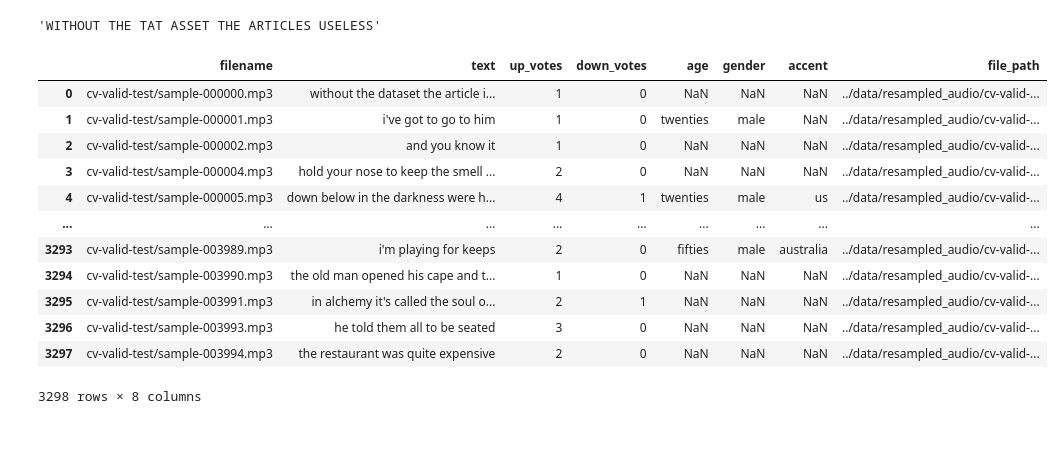
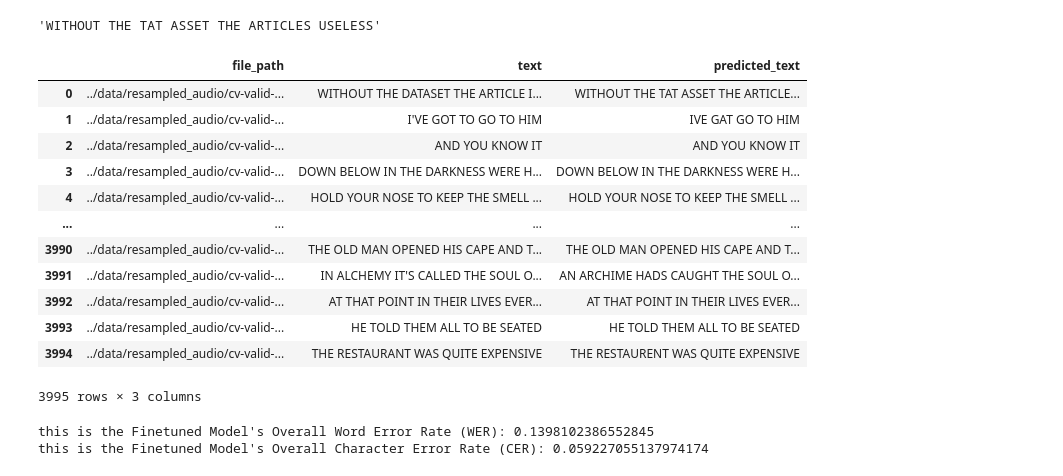
Before and after one commit to brandonneo00/technical_test, a Jupyter notebook: asr-train/cv-train-2a.ipynb, the cells around one changed output. Drawn from its saved outputs; the diff is of its cells as text; code cells hidden in the pictures; blank space fills up the shorter version.

```diff
--- a/asr-train/cv-train-2a.ipynb
+++ b/asr-train/cv-train-2a.ipynb
@@ -247,6 +247,6 @@ NotImplementedError: The operator 'aten::_ctc_loss' is not currently implemented
 # %%
 # Import
-test_df = pd.read_csv("../data/common_voice/cv-valid-test_filtered.csv")
+test_df = pd.read_csv("../data/common_voice/cv-valid-test.csv")
 
 # Create filepath col to audiofiles
 test_df['file_path'] = test_df['filename'].apply(lambda x: os.path.join("../data/resampled_audio/", x))
@@ -303,18 +302,32 @@ get_prediction(model, processor, "../data/resampled_audio/cv-valid-test/sample-0
 'WITHOUT THE TAT ASSET THE ARTICLES USELESS'
 # %%
 test_df_subset['predicted_text'] = test_df_subset['file_path'].apply(lambda x: get_prediction(model, processor, x))
-test_df
+test_df_subset
 # %% [output]
-|  | filename | text | up_votes | down_votes | age | gender | accent | file_path |
-| 0 | cv-valid-test/sample-000000.mp3 | without the dataset the article i... | 1 | 0 | NaN | NaN | NaN | ../data/resampled_audio/cv-valid-... |
-| 1 | cv-valid-test/sample-000001.mp3 | i've got to go to him | 1 | 0 | twenties | male | NaN | ../data/resampled_audio/cv-valid-... |
-| 2 | cv-valid-test/sample-000002.mp3 | and you know it | 1 | 0 | NaN | NaN | NaN | ../data/resampled_audio/cv-valid-... |
-| 3 | cv-valid-test/sample-000004.mp3 | hold your nose to keep the smell ... | 2 | 0 | NaN | NaN | NaN | ../data/resampled_audio/cv-valid-... |
-| 4 | cv-valid-test/sample-000005.mp3 | down below in the darkness were h... | 4 | 1 | twenties | male | us | ../data/resampled_audio/cv-valid-... |
-| ... | ... | ... | ... | ... | ... | ... | ... | ... |
-| 3293 | cv-valid-test/sample-003989.mp3 | i'm playing for keeps | 2 | 0 | fifties | male | australia | ../data/resampled_audio/cv-valid-... |
-| 3294 | cv-valid-test/sample-003990.mp3 | the old man opened his cape and t... | 1 | 0 | NaN | NaN | NaN | ../data/resampled_audio/cv-valid-... |
-| 3295 | cv-valid-test/sample-003991.mp3 | in alchemy it's called the soul o... | 2 | 1 | NaN | NaN | NaN | ../data/resampled_audio/cv-valid-... |
-| 3296 | cv-valid-test/sample-003993.mp3 | he told them all to be seated | 3 | 0 | NaN | NaN | NaN | ../data/resampled_audio/cv-valid-... |
-| 3297 | cv-valid-test/sample-003994.mp3 | the restaurant was quite expensive | 2 | 0 | NaN | NaN | NaN | ../data/resampled_audio/cv-valid-... |
+|  | file_path | text | predicted_text |
+| 0 | ../data/resampled_audio/cv-valid-... | WITHOUT THE DATASET THE ARTICLE I... | WITHOUT THE TAT ASSET THE ARTICLE... |
+| 1 | ../data/resampled_audio/cv-valid-... | I'VE GOT TO GO TO HIM | IVE GAT GO TO HIM |
+| 2 | ../data/resampled_audio/cv-valid-... | AND YOU KNOW IT | AND YOU KNOW IT |
+| 3 | ../data/resampled_audio/cv-valid-... | DOWN BELOW IN THE DARKNESS WERE H... | DOWN BELOW IN THE DARKNESS WERE H... |
+| 4 | ../data/resampled_audio/cv-valid-... | HOLD YOUR NOSE TO KEEP THE SMELL ... | HOLD YOUR NOSE TO KEEP THE SMELL ... |
+| ... | ... | ... | ... |
+| 3990 | ../data/resampled_audio/cv-valid-... | THE OLD MAN OPENED HIS CAPE AND T... | THE OLD MAN OPENED HIS CAPE AND T... |
+| 3991 | ../data/resampled_audio/cv-valid-... | IN ALCHEMY IT'S CALLED THE SOUL O... | AN ARCHIME HADS CAUGHT THE SOUL O... |
+| 3992 | ../data/resampled_audio/cv-valid-... | AT THAT POINT IN THEIR LIVES EVER... | AT THAT POINT IN THEIR LIVES EVER... |
+| 3993 | ../data/resampled_audio/cv-valid-... | HE TOLD THEM ALL TO BE SEATED | HE TOLD THEM ALL TO BE SEATED |
+| 3994 | ../data/resampled_audio/cv-valid-... | THE RESTAURANT WAS QUITE EXPENSIVE | THE RESTAURENT WAS QUITE EXPENSIVE |
-3298 rows × 8 columns
+3995 rows × 3 columns
+# %%
+from evaluate import load
+
+wer_metric = load("wer")
+cer_metric = load("cer")
+
+wer = wer_metric.compute(references=test_df_subset['text'].tolist(), predictions=test_df_subset['predicted_text'].tolist())
+cer = cer_metric.compute(references=test_df_subset['text'].tolist(), predictions=test_df_subset['predicted_text'].tolist())
+
+print(f"this is the Finetuned Model's Overall Word Error Rate (WER): {wer}")
+print(f"this is the Finetuned Model's Overall Character Error Rate (CER): {cer}")
+# %% [output]
+this is the Finetuned Model's Overall Word Error Rate (WER): 0.1398102386552845
+this is the Finetuned Model's Overall Character Error Rate (CER): 0.059227055137974174
```
Also changed, not shown: parts of 10 cells of this notebook, 7 other files.
